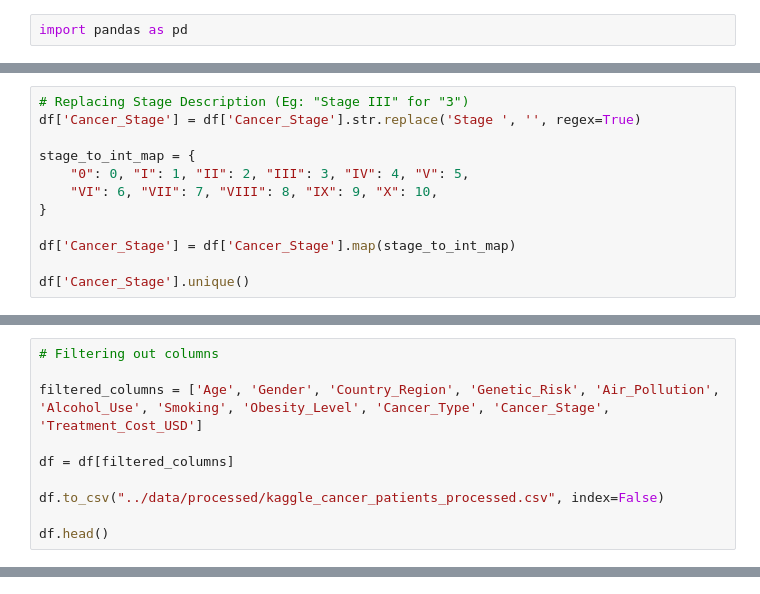
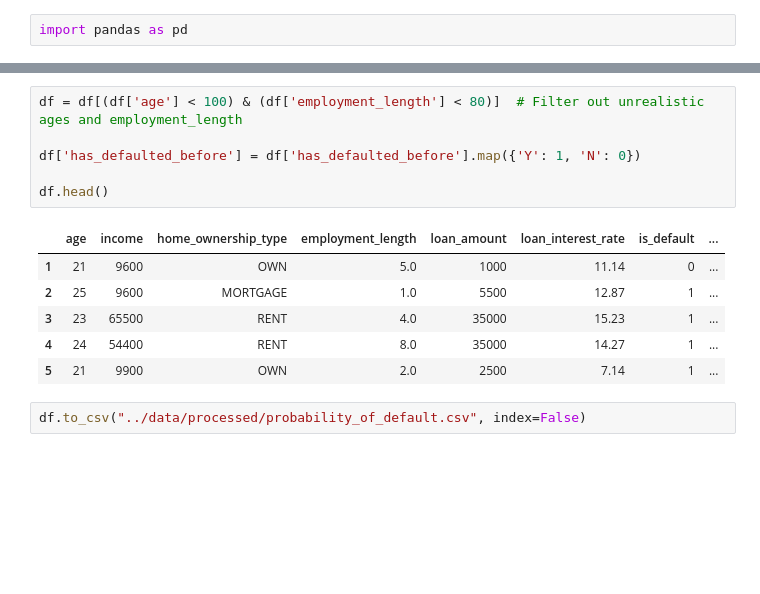
Before and after one commit to danimulller/projeto-final-ml, a Jupyter notebook: notebooks/02_data_cleaning.ipynb, the cells around one changed output, grey strips where cells are left out. Cells and saved outputs as stored; diff of their text form; blank space fills up the shorter version.

```diff
--- a/notebooks/02_data_cleaning.ipynb
+++ b/notebooks/02_data_cleaning.ipynb
@@ -42,12 +40,0 @@ df = df[df['Country_Region'].isin(['UK', 'Germany', 'Canada', 'USA', 'Australia'
-# %%
-# Replacing Stage Description (Eg: "Stage III" for "3")
-df['Cancer_Stage'] = df['Cancer_Stage'].str.replace('Stage ', '', regex=True)
-
-stage_to_int_map = {
-    "0": 0, "I": 1, "II": 2, "III": 3, "IV": 4, "V": 5,
-    "VI": 6, "VII": 7, "VIII": 8, "IX": 9, "X": 10,
-}
-
-df['Cancer_Stage'] = df['Cancer_Stage'].map(stage_to_int_map)
-
-df['Cancer_Stage'].unique()
@@ -56,10 +40,0 @@ array([3, 1, 4, 0, 2])
-# %%
-# Filtering out columns
-
-filtered_columns = ['Age', 'Gender', 'Country_Region', 'Genetic_Risk', 'Air_Pollution', 'Alcohol_Use', 'Smoking', 'Obesity_Level', 'Cancer_Type', 'Cancer_Stage', 'Treatment_Cost_USD']
-
-df = df[filtered_columns]
-
-df.to_csv("../data/processed/kaggle_cancer_patients_processed.csv", index=False)
-
-df.head()
@@ -72,0 +41,15 @@ df.head()
+# %%
+df = df[(df['age'] < 100) & (df['employment_length'] < 80)]  # Filter out unrealistic ages and employment_length
+
+df['has_defaulted_before'] = df['has_defaulted_before'].map({'Y': 1, 'N': 0})
+
+df.head()
+# %% [output]
+|  | age | income | home_ownership_type | employment_length | loan_amount | loan_interest_rate | is_default | ... |
+| 1 | 21 | 9600 | OWN | 5.0 | 1000 | 11.14 | 0 | ... |
+| 2 | 25 | 9600 | MORTGAGE | 1.0 | 5500 | 12.87 | 1 | ... |
+| 3 | 23 | 65500 | RENT | 4.0 | 35000 | 15.23 | 1 | ... |
+| 4 | 24 | 54400 | RENT | 8.0 | 35000 | 14.27 | 1 | ... |
+| 5 | 21 | 9900 | OWN | 2.0 | 2500 | 7.14 | 1 | ... |
+# %%
+df.to_csv("../data/processed/probability_of_default.csv", index=False)
```
Also changed, not shown: parts of 11 cells of this notebook, 16 other files.
